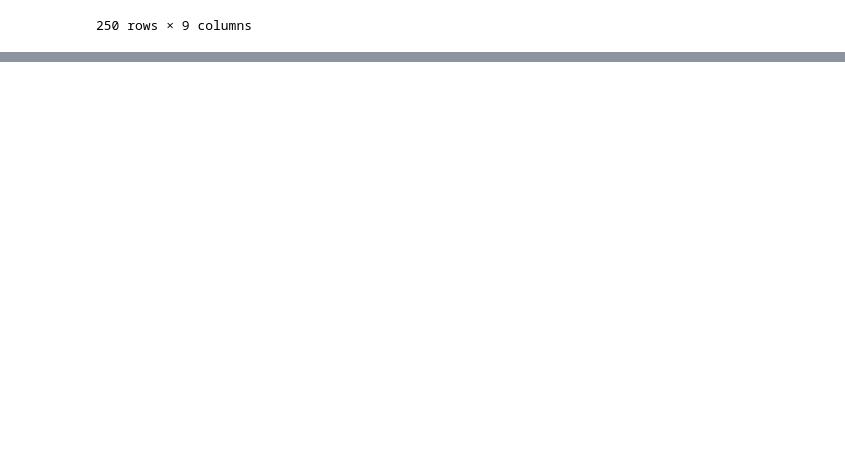
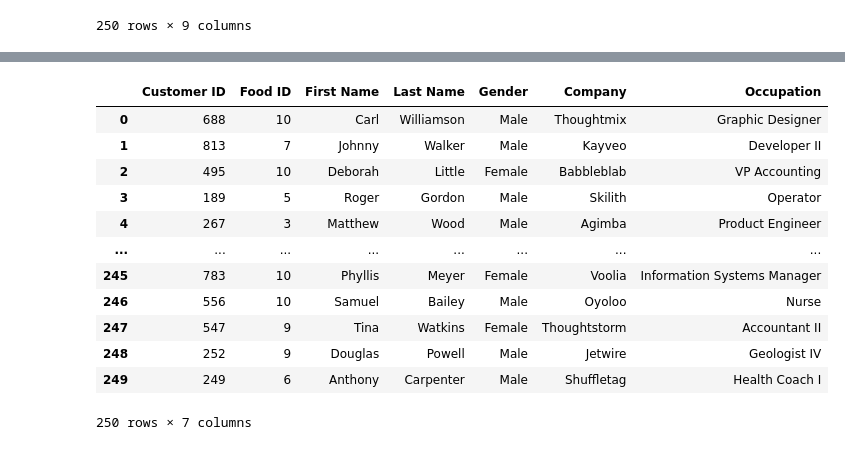
Before and after one commit to selfstarter39/ml_ds, a Jupyter notebook: data_wrangling/merge-pandas.ipynb, the cells around one changed output, grey strips where cells are left out. Saved outputs shown, nothing was run; the diff lists cells and outputs as text; code cells hidden in the pictures; blank space fills up the shorter version.

Commit message:
Added more details for merge operations

```diff
--- a/data_wrangling/merge-pandas.ipynb
+++ b/data_wrangling/merge-pandas.ipynb
@@ -672,0 +691,2 @@ cust_detailsdf.merge(food, how="left",on=["Food ID"])
+# %%
+custmoddf = customers.set_index("ID")
@@ -672,0 +703,17 @@ cust_detailsdf.merge(food, how="left",on=["Food ID"])
+# %%
+# We want to find all customers who had ordered food on week 2
+week2.merge(custmoddf,how="left",left_on="Customer ID",right_index= True)
+# %% [output]
+|  | Customer ID | Food ID | First Name | Last Name | Gender | Company | Occupation |
+| 0 | 688 | 10 | Carl | Williamson | Male | Thoughtmix | Graphic Designer |
+| 1 | 813 | 7 | Johnny | Walker | Male | Kayveo | Developer II |
+| 2 | 495 | 10 | Deborah | Little | Female | Babbleblab | VP Accounting |
+| 3 | 189 | 5 | Roger | Gordon | Male | Skilith | Operator |
+| 4 | 267 | 3 | Matthew | Wood | Male | Agimba | Product Engineer |
+| ... | ... | ... | ... | ... | ... | ... | ... |
+| 245 | 783 | 10 | Phyllis | Meyer | Female | Voolia | Information Systems Manager |
+| 246 | 556 | 10 | Samuel | Bailey | Male | Oyoloo | Nurse |
+| 247 | 547 | 9 | Tina | Watkins | Female | Thoughtstorm | Accountant II |
+| 248 | 252 | 9 | Douglas | Powell | Male | Jetwire | Geologist IV |
+| 249 | 249 | 6 | Anthony | Carpenter | Male | Shuffletag | Health Coach I |
+250 rows × 7 columns
```
Also changed, not shown: parts of 4 cells of this notebook.
